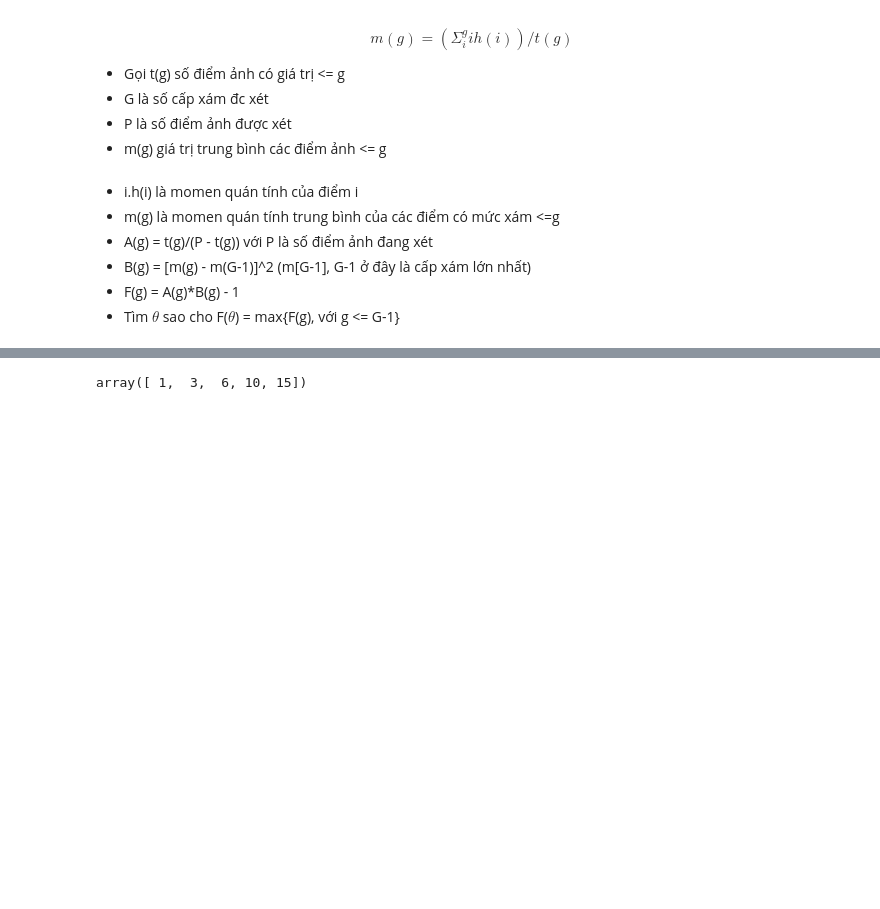
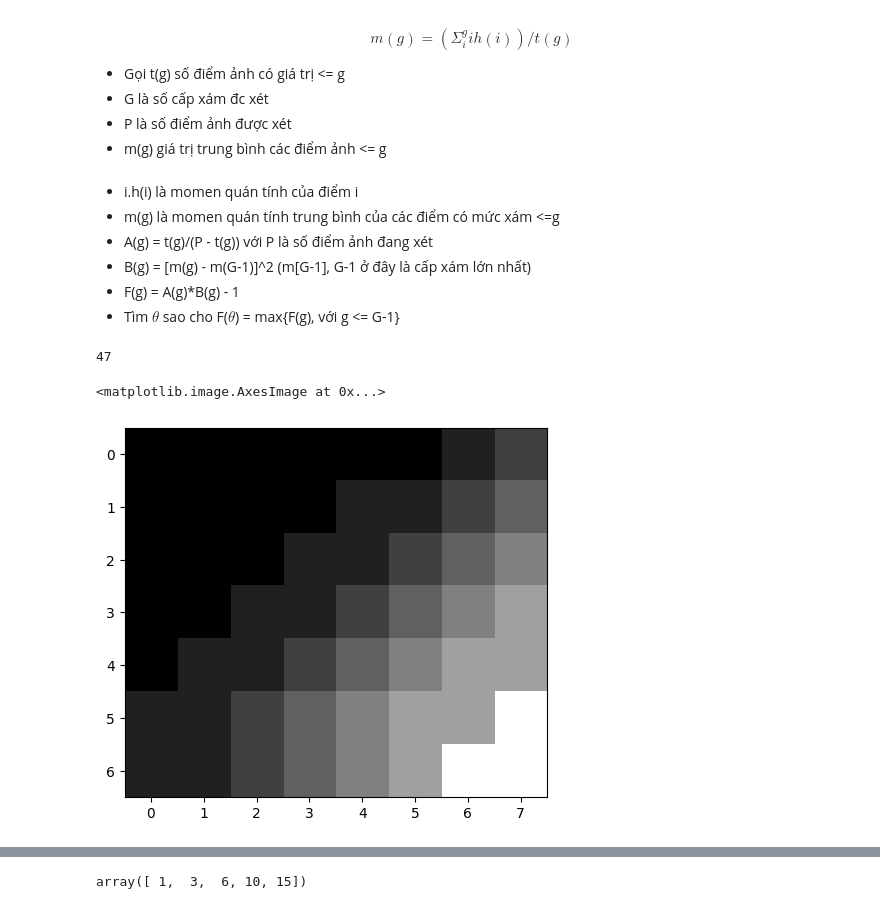
Before and after one commit to Minhdd1413/Image_Processing, a Jupyter notebook: Week3.ipynb, the cells around one changed output, grey strips where cells are left out. Drawn from its saved outputs; the diff is of its cells as text; code cells hidden in the pictures; blank space fills up the shorter version.

```diff
--- a/Week3.ipynb
+++ b/Week3.ipynb
@@ -41,3 +41,20 @@ $$m(g) = (\Sigma^g_iih(i))/t(g)$$
 - B(g) = [m(g) - m(G-1)]^2 (m[G-1], G-1 ở đây là cấp xám lớn nhất)
 - F(g) = A(g)*B(g) - 1
 - Tìm $\theta$ sao cho F($\theta$) = max{F(g), với g <= G-1}
+# %%
+img = np.array([[0, 0, 0, 0, 0, 0, 1, 2],
+                [0, 0, 0, 0, 1, 1, 2, 3],
+                [0, 0, 0, 1, 1, 2, 3, 4],
+                [0, 0, 1, 1, 2, 3, 4, 5],
+                [0, 1, 1, 2, 3, 4, 5, 5],
+                [1, 1, 2, 3, 4, 5, 5, 8],
+                [1, 1, 2, 3, 4, 5, 8, 8]])
+# %%
+np.argmax(img)
+# %% [output]
+47
+# %%
+plt.imshow(img, cmap='gray')
+# %% [output]
+<matplotlib.image.AxesImage at 0x...>
+[figure, added]
```
Also changed, not shown: parts of 19 cells of this notebook.
